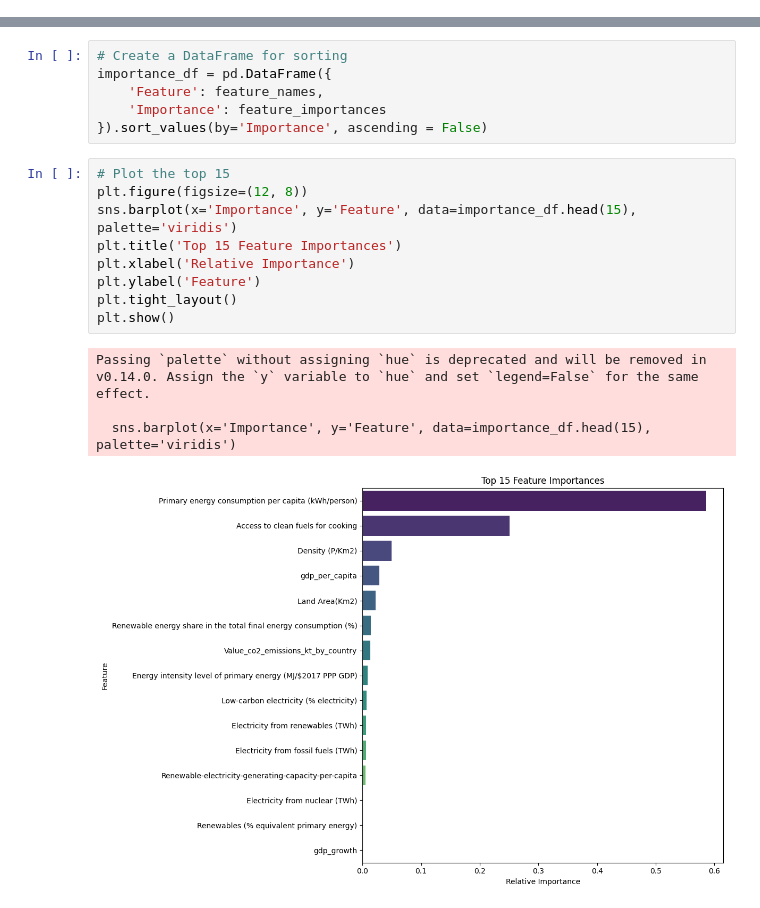
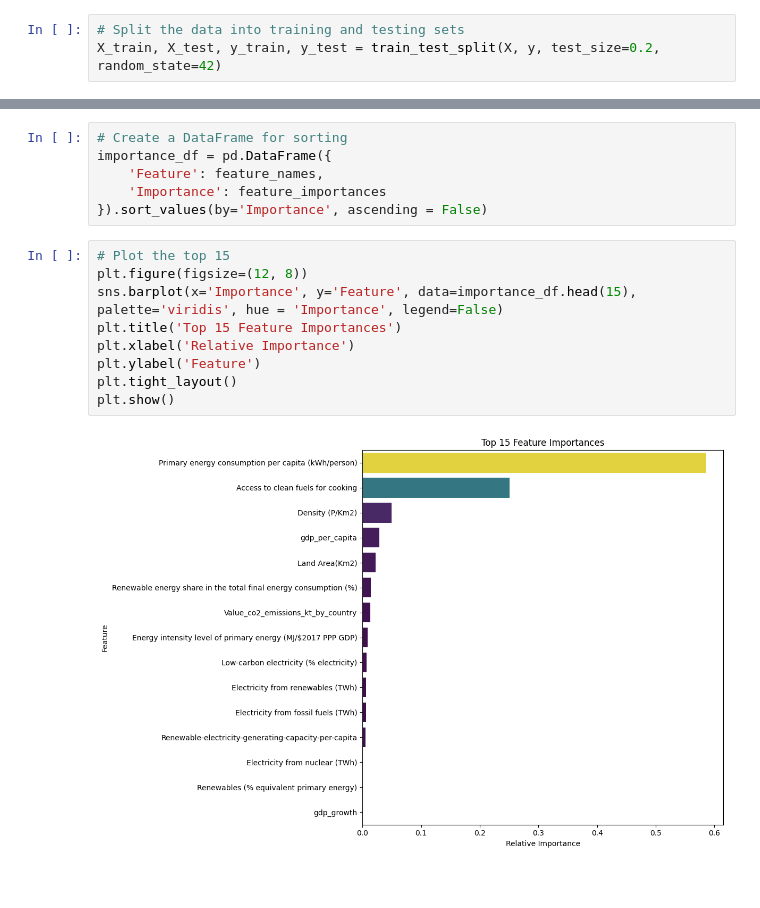
Before and after one commit to Iannoh-png/Week-2-Assignment-AI-Module., a Jupyter notebook: Week_2_Assignment_.ipynb, the cells around one changed output, grey strips where cells are left out. Cells and saved outputs as stored; diff of their text form; blank space fills up the shorter version.

```diff
--- a/Week_2_Assignment_.ipynb
+++ b/Week_2_Assignment_.ipynb
@@ -60,6 +60,9 @@ df_filled = df.fillna(df.median(numeric_only=True))
 #Define features and target
 X = df_filled.drop(columns=['Access to electricity (% of population)', 'Year'])
 y = df_filled['Access to electricity (% of population)']
+# %%
+# Split the data into training and testing sets
+X_train, X_test, y_train, y_test = train_test_split(X, y, test_size=0.2, random_state=42)
 # %%
  # Initialize and train the Gradient Boosting model
  model = GradientBoostingRegressor(n_estimators=100, max_depth=3, random_state=42)
@@ -93,14 +96,11 @@ importance_df = pd.DataFrame({
 # %%
 # Plot the top 15
 plt.figure(figsize=(12, 8))
-sns.barplot(x='Importance', y='Feature', data=importance_df.head(15), palette='viridis')
+sns.barplot(x='Importance', y='Feature', data=importance_df.head(15), palette='viridis', hue = 'Importance', legend=False)
 plt.title('Top 15 Feature Importances')
 plt.xlabel('Relative Importance')
 plt.ylabel('Feature')
 plt.tight_layout()
 plt.show()
 # %% [output]
-Passing `palette` without assigning `hue` is deprecated and will be removed in v0.14.0. Assign the `y` variable to `hue` and set `legend=False` for the same effect.
-
-  sns.barplot(x='Importance', y='Feature', data=importance_df.head(15), palette='viridis')
-[figure, old version]
+[figure, new version]
```
